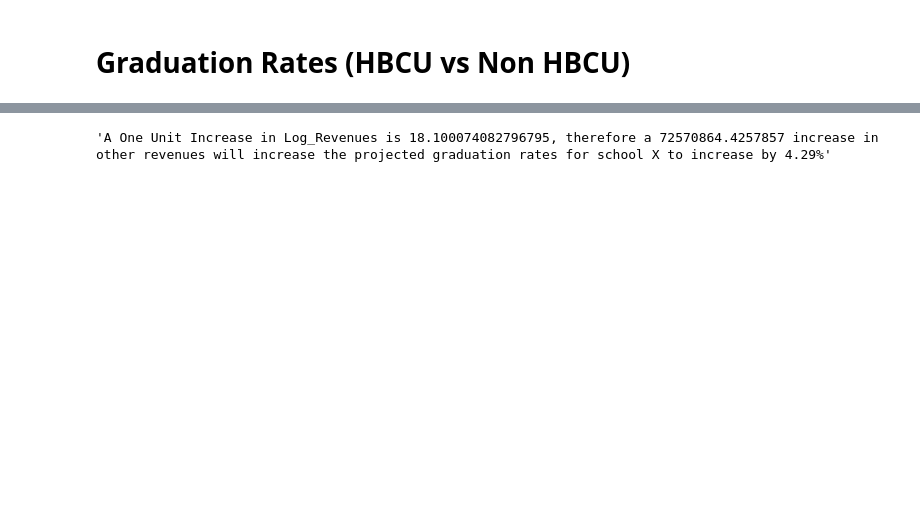
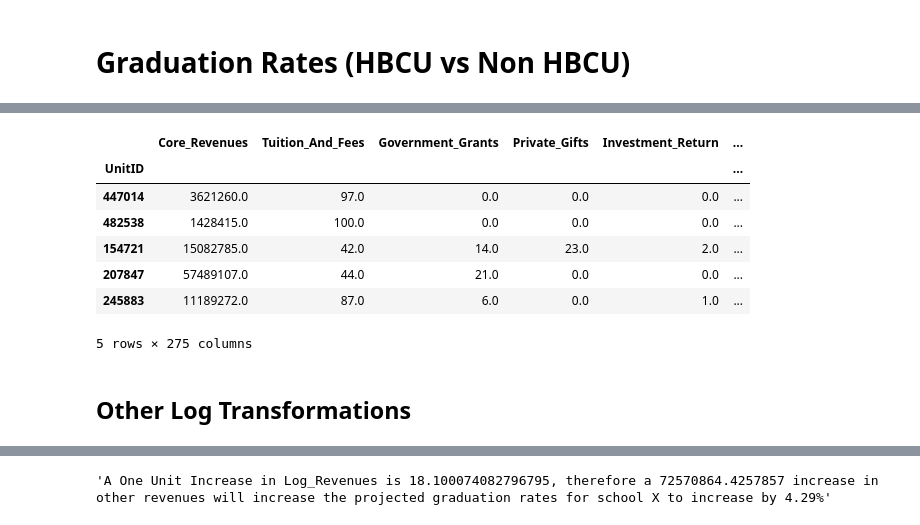
Before and after one commit to robcamp-code/DataSciencePortfolio, a Jupyter notebook: GradRates/EDA_DataStoryTelling.ipynb, the cells around one changed output, grey strips where cells are left out. Cells and saved outputs as stored; diff of their text form; code cells hidden in the pictures; blank space fills up the shorter version.

Commit message:
Holdout Set Created

```diff
--- a/GradRates/EDA_DataStoryTelling.ipynb
+++ b/GradRates/EDA_DataStoryTelling.ipynb
@@ -323,0 +369,2 @@ pred_fig.show()
+# %%
+x_train, x_test, y_train, y_test, sample_x, sample_y = load("objects/holdout_total.joblib")
@@ -323,0 +380,13 @@ pred_fig.show()
+# %%
+x_train.head()
+# %% [output]
+|  | Core_Revenues | Tuition_And_Fees | Government_Grants | Private_Gifts | Investment_Return | ... |
+| UnitID |  |  |  |  |  | ... |
+| 447014 | 3621260.0 | 97.0 | 0.0 | 0.0 | 0.0 | ... |
+| 482538 | 1428415.0 | 100.0 | 0.0 | 0.0 | 0.0 | ... |
+| 154721 | 15082785.0 | 42.0 | 14.0 | 23.0 | 2.0 | ... |
+| 207847 | 57489107.0 | 44.0 | 21.0 | 0.0 | 0.0 | ... |
+| 245883 | 11189272.0 | 87.0 | 6.0 | 0.0 | 1.0 | ... |
+5 rows × 275 columns
+# %% [markdown]
+## Other Log Transformations
```
Also changed, not shown: parts of 83 cells of this notebook, 8 other files.
